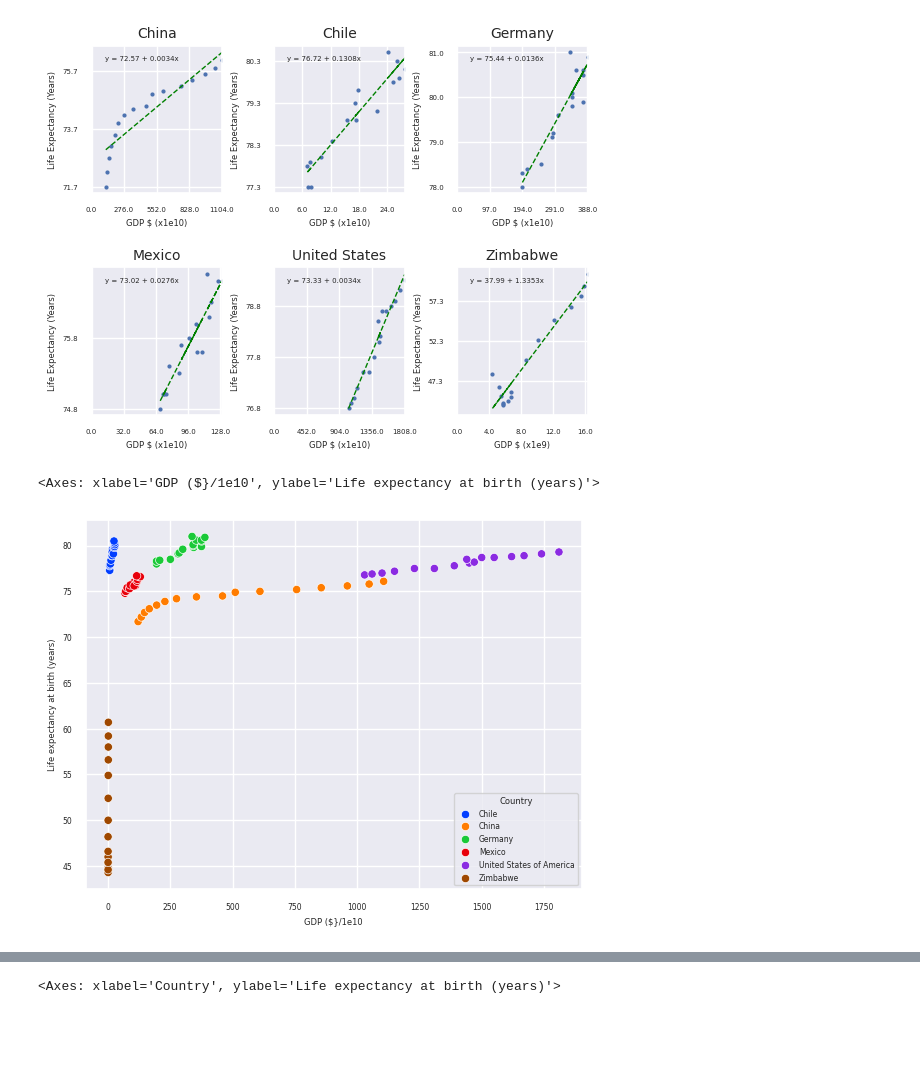
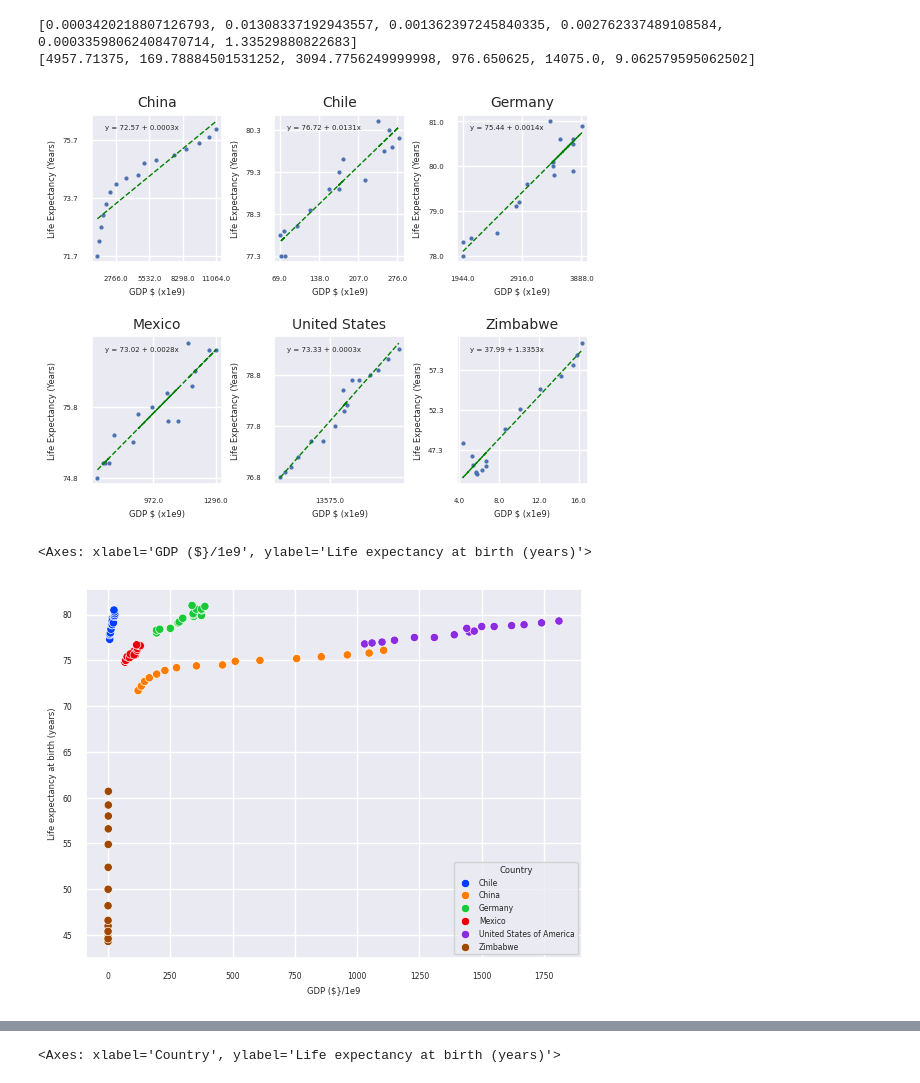
Before and after one commit to JMSnyder1980/DataPython_Projects, a Jupyter notebook: life_expectancy_gdp.ipynb, the cells around one changed output, grey strips where cells are left out. Saved outputs shown, nothing was run; the diff lists cells and outputs as text; code cells hidden in the pictures; blank space fills up the shorter version.

```diff
--- a/life_expectancy_gdp.ipynb
+++ b/life_expectancy_gdp.ipynb
@@ -9,42 +11,60 @@ import statsmodels.api as sm
 # %%
 data_life = pd.read_csv("all_data.csv")
-data_life['GDP ($}/1e10'] = data_life.GDP/1e10
+data_life['GDP ($}/1e9'] = data_life.GDP/1e10
+
 
 def proc_data(country,aspect):
     info=data_life[data_life.Country==country]
     variable=info[aspect]
     return variable
 
+def slope_determination(country,gdp,life_expectancy):
+    model = sm.OLS.from_formula('life_expectancy ~ gdp', data = data_life[data_life.Country==country])
+    results = model.fit()
+    slope=results.params.iloc[1]
+    return slope
+
 #China
 china_life=proc_data('China','Life expectancy at birth (years)')
 china_gdp=proc_data('China','GDP')
+china_slope=slope_determination('China',china_gdp/1e9,china_life)
 #Chile
 chile_life=proc_data('Chile','Life expectancy at birth (years)')
 chile_gdp=proc_data('Chile','GDP')
+chile_slope=slope_determination('Chile',chile_gdp/1e9,chile_life)
 #Germany
 germany_life=proc_data('Germany','Life expectancy at birth (years)')
 germany_gdp=proc_data('Germany','GDP')
+germany_slope=slope_determination('Germany',germany_gdp/1e9,germany_life)
 #Mexico
 mexico_life=proc_data('Mexico','Life expectancy at birth (years)')
 mexico_gdp=proc_data('Mexico','GDP')
+mexico_slope=slope_determination('Mexico',mexico_gdp/1e9,mexico_life)
 #United States
 us_life=proc_data('United States of America','Life expectancy at birth (years)')
 us_gdp=proc_data('United States of America','GDP')
+us_slope=slope_determination('United States of America',us_gdp/1e9,us_life)
 #Zimbabwe
 zimbabwe_life=proc_data('Zimbabwe','Life expectancy at birth (years)')
 zimbabwe_gdp=proc_data('Zimbabwe','GDP')
+zimbabwe_slope=slope_determination('Zimbabwe',zimbabwe_gdp/1e9,zimbabwe_life)
+
+
+slope_list = [china_slope,chile_slope,germany_slope,mexico_slope,us_slope,zimbabwe_slope]
+gdp_list = [np.mean(china_gdp/1e9),np.mean(chile_gdp/1e9),np.mean(germany_gdp/1e9),np.mean(mexico_gdp/1e9),np.mean(us_gdp/1e9),np.mean(zimbabwe_gdp/1e9)]
+print(slope_list)
+print(gdp_list)
+# %% [output]
+[0.0003420218807126793, 0.01308337192943557, 0.001362397245840335, 0.002762337489108584, 0.00033598062408470714, 1.33529880822683]
+[4957.71375, 169.78884501531252, 3094.7756249999998, 976.650625, 14075.0, 9.062579595062502]
 # %%
 #### Plot the figure
 # %%
 def plot_graph(gdp,life,col_ind,row_ind,name):
     ax[col_ind,row_ind].scatter(gdp,life,4)
     ax[col_ind,row_ind].set_title(name, size=10)
-    if(name=="Zimbabwe"):
-        ax[col_ind,row_ind].set_xlabel('GDP $ (x1e9)',size=6)
-    else:
-        ax[col_ind,row_ind].set_xlabel('GDP $ (x1e10)',size=6)
+    ax[col_ind,row_ind].set_xlabel('GDP $ (x1e9)',size=6)
     ax[col_ind,row_ind].set_ylabel('Life Expectancy (Years)',size=6)
-    ax[col_ind,row_ind].set_xlim(0,np.max(gdp))
     x_interval = int((np.max(gdp))/4)
     y_interval = int(((np.max(life)+2) - (np.min(life)-2))/4)
     ax[col_ind,row_ind].set_xticks(np.arange(0, max(gdp), x_interval))
@@ -54,46 +74,39 @@ def plot_graph(gdp,life,col_ind,row_ind,name):
     a, b = np.polyfit(gdp, life, 1)
     ax[col_ind,row_ind].plot(gdp, a*gdp+b, color='green', linestyle='--', linewidth=1)
     ax[col_ind,row_ind].text(0.1,0.9,'y = ' + '{:.2f}'.format(b) + ' + {:.4f}'.format(a) + 'x',transform=ax[col_ind,row_ind].transAxes, fontsize=5)
 
-def model_fit(gdp,life_expectancy):
-    model = sm.OLS.from_formula('life_expectancy ~ gdp', data = body_measurements)
-    results = model.fit()
-    slope=results.params[1]
-    return slope
-
-
 fig, ax = plt.subplots(2,3)
 
 row=0
 col=0
 for name in ["China","Chile","Germany","Mexico","United States","Zimbabwe"]:
     if(name == "China"):
-        gdp=china_gdp/1e10
+        gdp=china_gdp/1e9
         life=china_life
     elif(name == "Chile"):
-        gdp=chile_gdp/1e10
+        gdp=chile_gdp/1e9
         life=chile_life
     elif(name == "Germany"):
-        gdp=germany_gdp/1e10
+        gdp=germany_gdp/1e9
         life=germany_life
     elif(name == "Mexico"):
-        gdp=mexico_gdp/1e10
+        gdp=mexico_gdp/1e9
         life=mexico_life
     elif(name == "United States"):
-        gdp=us_gdp/1e10
+        gdp=us_gdp/1e9
         life=us_life
     elif(name == "Zimbabwe"):
         gdp=zimbabwe_gdp/1e9
         life=zimbabwe_life
 
     plot_graph(gdp,life,col,row,name)
     row=row+1
     if(row > 2):
         row=0
         col=col+1
 plt.subplots_adjust(wspace=0.4,hspace=0.5)
 # %% [output]
-[figure, old version]
+[figure, new version]
 # %%
 # The change life expectancy and with change in GDP is quite small for China, Chile, Germany, Mexico
 # and the United States with the United States having the least change in life expectancy for increase in GDP.  Zimbabwe
@@ -101,9 +114,9 @@ plt.subplots_adjust(wspace=0.4,hspace=0.5)
 # Nevertheless correlation coefficients are quite high for all indvidual countries strong relationships between GDP and life expectancy
 # among each individual country.
 # %%
-sns.scatterplot(x = 'GDP ($}/1e10', y = 'Life expectancy at birth (years)', hue = 'Country', palette = 'bright', data = data_life)
+sns.scatterplot(x = 'GDP ($}/1e9', y = 'Life expectancy at birth (years)', hue = 'Country', palette = 'bright', data = data_life)
 # %% [output]
-<Axes: xlabel='GDP ($}/1e10', ylabel='Life expectancy at birth (years)'>
+<Axes: xlabel='GDP ($}/1e9', ylabel='Life expectancy at birth (years)'>
 [figure]
 # %%
 # It looks like above that we see an overall correlation between countries between GDP and Life Expectancy.
```
Also changed, not shown: parts of 4 cells of this notebook.
